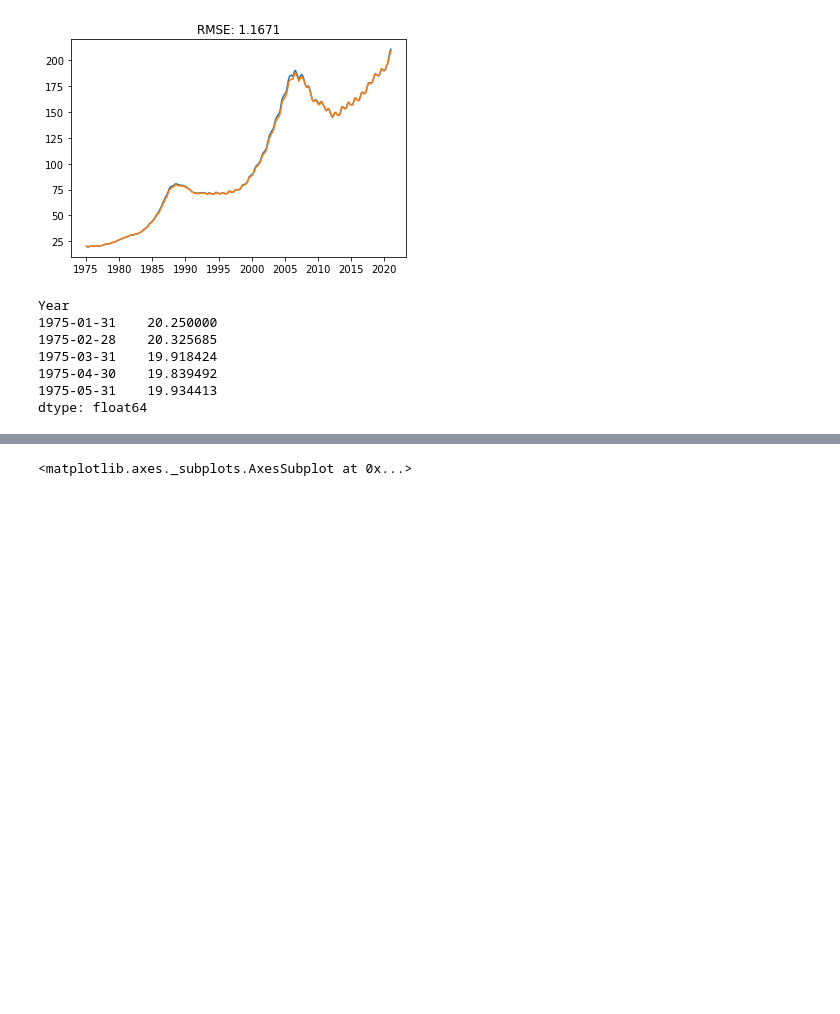
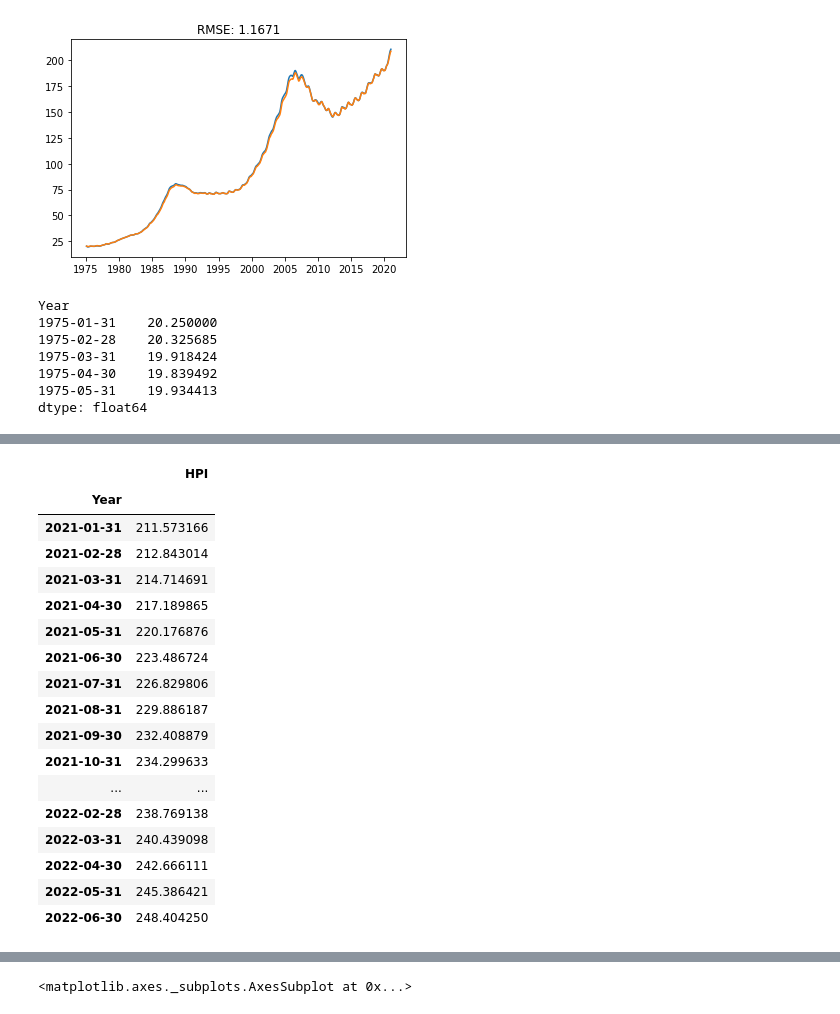
Before and after one commit to jjalomo93/Real_Estate_Dashboard, a Jupyter notebook: forecasting.ipynb, the cells around one changed output, grey strips where cells are left out. Saved outputs shown, nothing was run; the diff lists cells and outputs as text; code cells hidden in the pictures; blank space fills up the shorter version.

```diff
--- a/forecasting.ipynb
+++ b/forecasting.ipynb
@@ -757,0 +796,21 @@ fcast= results513.forecast(steps=18)
+# %%
+fcast
+# %% [output]
+|  | HPI |
+| Year |  |
+| 2021-01-31 | 211.573166 |
+| 2021-02-28 | 212.843014 |
+| 2021-03-31 | 214.714691 |
+| 2021-04-30 | 217.189865 |
+| 2021-05-31 | 220.176876 |
+| 2021-06-30 | 223.486724 |
+| 2021-07-31 | 226.829806 |
+| 2021-08-31 | 229.886187 |
+| 2021-09-30 | 232.408879 |
+| 2021-10-31 | 234.299633 |
+| ... | ... |
+| 2022-02-28 | 238.769138 |
+| 2022-03-31 | 240.439098 |
+| 2022-04-30 | 242.666111 |
+| 2022-05-31 | 245.386421 |
+| 2022-06-30 | 248.404250 |
```
Also changed, not shown: parts of 15 cells of this notebook.
